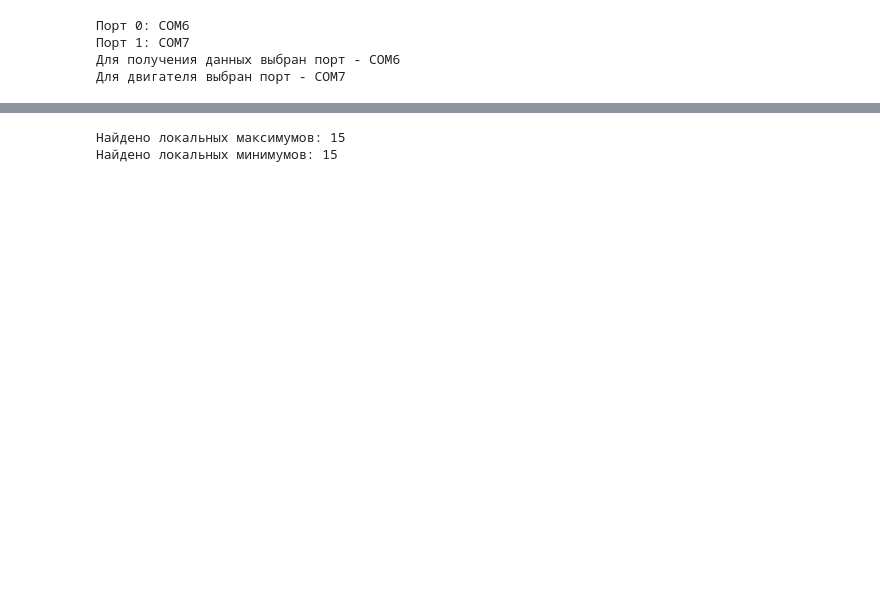
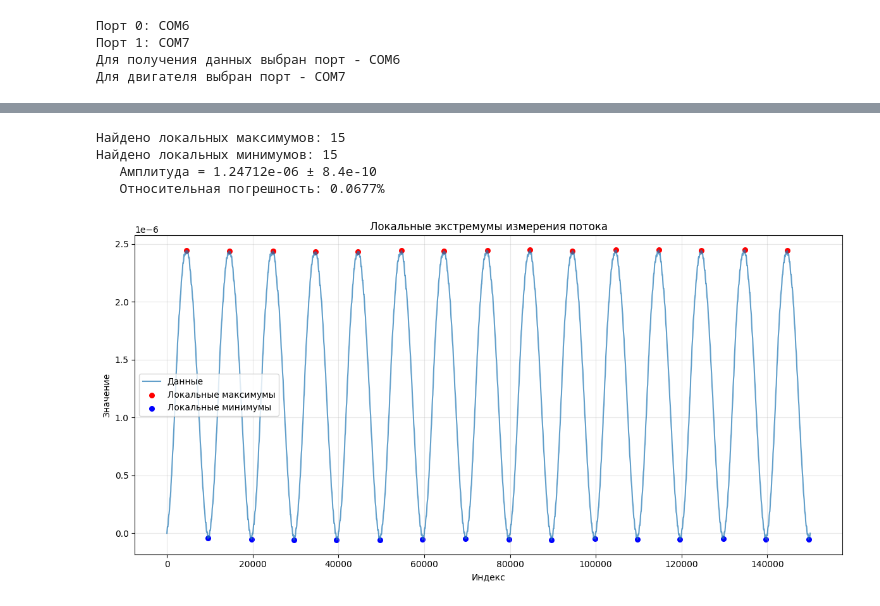
Before and after one commit to BuslaySt/Helmholz-Polymagnit, a Jupyter notebook: code_new/HarmData_fast.ipynb, the cells around one changed output, grey strips where cells are left out. Saved outputs shown, nothing was run; the diff lists cells and outputs as text; code cells hidden in the pictures; blank space fills up the shorter version.

```diff
--- a/code_new/HarmData_fast.ipynb
+++ b/code_new/HarmData_fast.ipynb
@@ -189,49 +215,87 @@ print(f'Slow Goertzel Amp: {s_amp:}, {s_phi = :.3f}')
 # %%
 # Находим амплитуду из максимумов
+df = df_res.copy()
+data_column = 'detrend'
+
+x = df.volts.index.values
+y = df.volts.values
+
+# Координаты первой и последней точек
+x0, x1 = x[0], x[-1]
+y0, y1 = y[0], y[-1]
+
+# Уравнение прямой через две точки: y_trend = a * x + b
+a = (y1 - y0) / (x1 - x0) if x1 != x0 else 0
+b = y0 - a * x0
+
+# Вычисляем трендовую составляющую и вычитаем
+trend = a * x + b
+df[data_column] = (y - trend)
 
 # Локальные максимумы
-local_maxima = argrelextrema(df_res.volts.values, np.greater, order=100)[0]
+local_maxima = argrelextrema(df[data_column].values, np.greater, order=1000)[0]
 # Локальные минимумы
-local_minima = argrelextrema(df_res.volts.values, np.less, order=100)[0]
+local_minima = argrelextrema(df[data_column].values, np.less, order=1000)[0]
 
 print(f"Найдено локальных максимумов: {len(local_maxima)}")
 print(f"Найдено локальных минимумов: {len(local_minima)}")
 
 # Добавляем метки в DataFrame
-df_res['is_local_max'] = False
-df_res['is_local_min'] = False
+df['is_local_max'] = False
+df['is_local_min'] = False
 
-df_res.loc[local_maxima, 'is_local_max'] = True
-df_res.loc[local_minima, 'is_local_min'] = True
+df.loc[local_maxima, 'is_local_max'] = True
+df.loc[local_minima, 'is_local_min'] = True
 
 # Извлечение экстремумов
-maxima = df_res[df_res['is_local_max']]
-minima = df_res[df_res['is_local_min']]
+maxima = df[df['is_local_max']]
+minima = df[df['is_local_min']]
 
 # Вычисляем средние значения
-mean_max = maxima['data'].mean()
-mean_min = minima['data'].mean()
+mean_max = maxima[data_column].mean()
+mean_min = minima[data_column].mean()
 
 # Разность средних
 amplitude = (mean_max - mean_min)/2
 
 # 3. Вычисляем погрешности
 # Погрешность среднего значения максимумов
-std_max = maxima['data'].std(ddof=1)
+std_max = maxima[data_column].std(ddof=1)
 std_error_max = std_max / np.sqrt(len(maxima))
 
 # Погрешность среднего значения минимумов
-std_min = minima['data'].std(ddof=1)
+std_min = minima[data_column].std(ddof=1)
 std_error_min = std_min / np.sqrt(len(minima))
 
 # Абсолютная погрешность амплитуды (по формуле погрешности разности)
 absolute_error = np.sqrt(std_error_max**2 + std_error_min**2) / 2
 
 # Относительная погрешность амплитуды
 relative_error = absolute_error / amplitude * 100  # в процентах
 
-print(f"   Амплитуда = {amplitude:.3} ± {absolute_error:.2}")
+print(f"   Амплитуда = {amplitude:.5e} ± {absolute_error:.2}")
 print(f"   Относительная погрешность: {relative_error:.4f}%")
+
+%matplotlib inline
+data_column = 'detrend'
+
+plt.figure(figsize=(12, 6))
+plt.plot(df.index, df[data_column], label='Данные', alpha=0.7)
+plt.scatter(local_maxima, df.loc[local_maxima, data_column],
+           color='red', label='Локальные максимумы', s=30)
+plt.scatter(local_minima, df.loc[local_minima, data_column],
+           color='blue', label='Локальные минимумы', s=30)
+plt.xlabel('Индекс')
+plt.ylabel('Значение')
+plt.title('Локальные экстремумы измерения потока')
+plt.legend()
+plt.grid(True, alpha=0.3)
+plt.tight_layout()
+plt.savefig('extrema_plot.png', dpi=300)
+plt.show()
 # %% [output]
 Найдено локальных максимумов: 15
 Найдено локальных минимумов: 15
+   Амплитуда = 1.24712e-06 ± 8.4e-10
+   Относительная погрешность: 0.0677%
+[figure, added]
```
Also changed, not shown: parts of 5 cells of this notebook.
